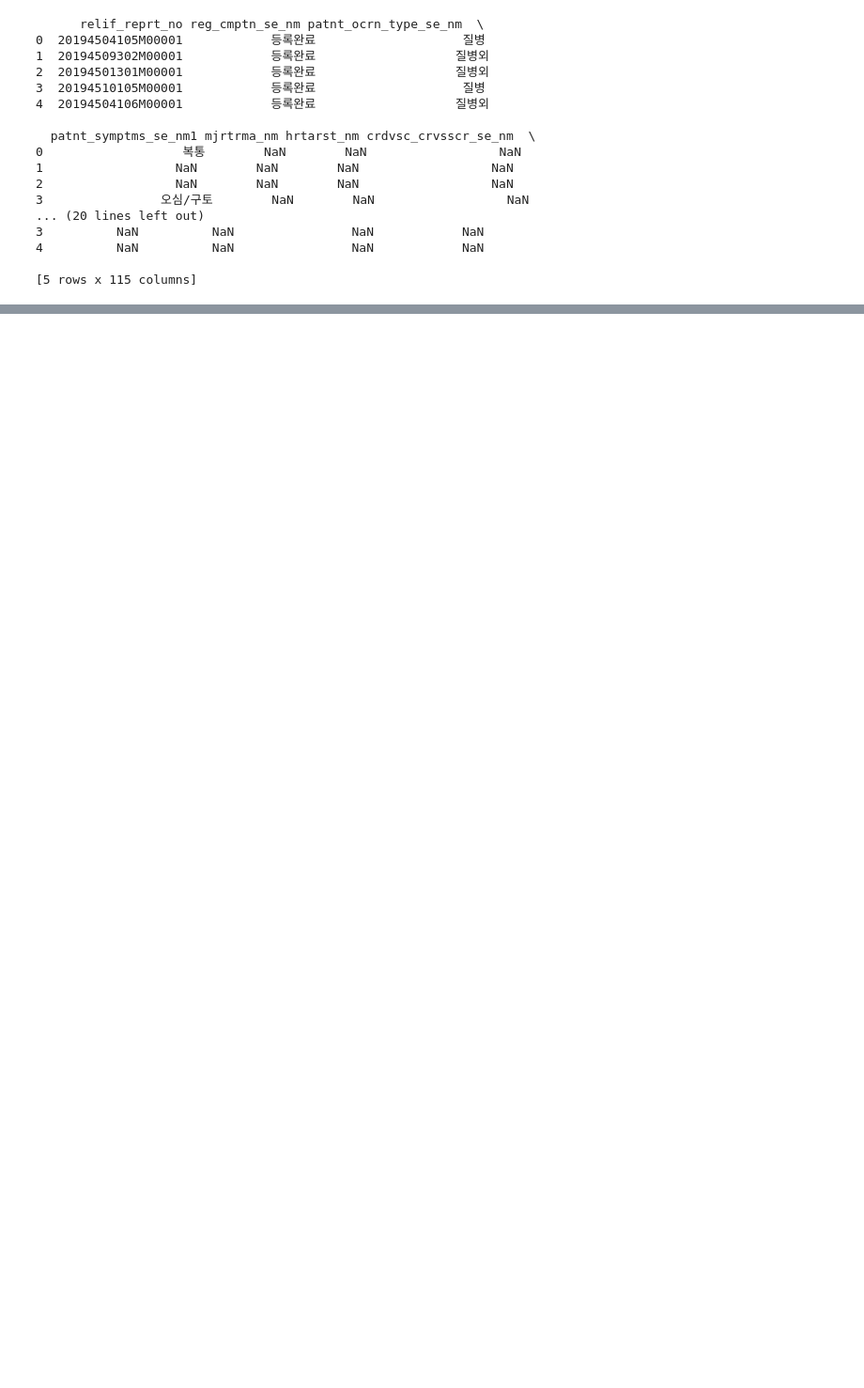
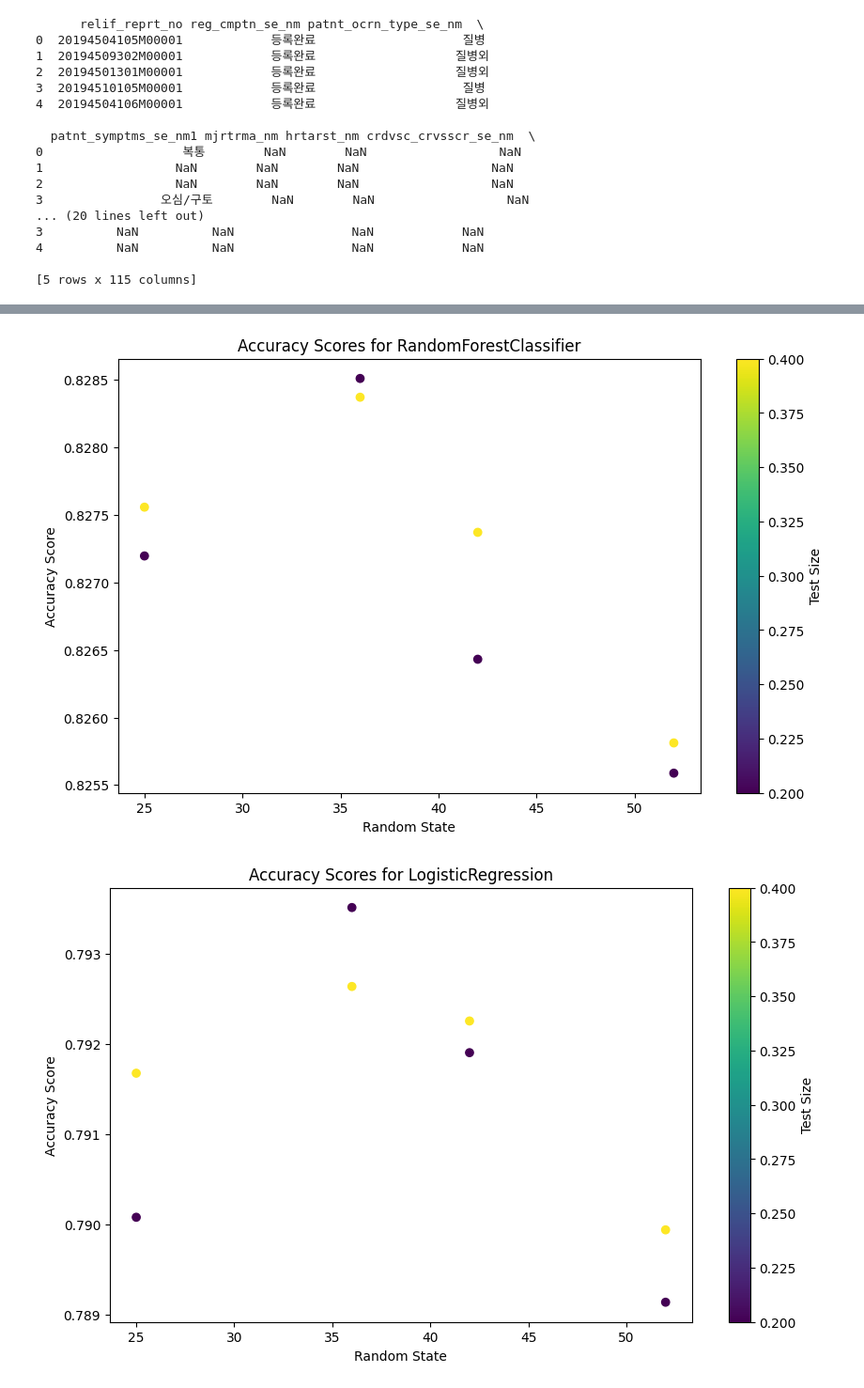
Before and after one commit to HectorSin/TIL, a Jupyter notebook: ml_basic/Project/code_read.ipynb, the cells around one changed output, grey strips where cells are left out. Shown at 94% size. Saved outputs shown, nothing was run; the diff lists cells and outputs as text; code cells hidden in the pictures; blank space fills up the shorter version.

```diff
--- a/ml_basic/Project/code_read.ipynb
+++ b/ml_basic/Project/code_read.ipynb
@@ -1,8 +3,8 @@
 # %%
 import pandas as pd
 
-df = pd.read_csv('data/구급활동 현황_2019_2020.csv')
-print(df.head())
+data = pd.read_csv('data/구급활동 현황_2019_2020.csv')
+print(data.head())
 # %% [output]
       relif_reprt_no reg_cmptn_se_nm patnt_ocrn_type_se_nm  \
 0  20194504105M00001            등록완료                    질병
@@ -24,2 +44,4 @@ print(df.head())
+# %%
+data.dropna(thresh=len(data)-100000, axis=1, inplace=True)
 # %%
 # find columns with the most missing values
@@ -68,0 +198,19 @@ dtype: int64
+# %%
+select_columns = data[["patnt_ocrn_type_se_nm", "patnt_symptms_se_nm1"]]
+
+test_sizes = [0.2, 0.4]
+random_states = [25, 36, 42, 52]
+
+accuracy_scores_rf = []
+accuracy_scores_lr = []
+test_size_results = []
+random_state_results = []
+
+for test_size in test_sizes:
+    for random_state in random_states:
+        accuracy_rf = RC(test_size, random_state)
+        accuracy_lr = LR(test_size, random_state)
+        accuracy_scores_rf.append(accuracy_rf)
+        accuracy_scores_lr.append(accuracy_lr)
+        test_size_results.append(test_size)
+        random_state_results.append(random_state)
@@ -68,0 +234,23 @@ dtype: int64
+# %%
+import matplotlib.pyplot as plt
+
+# Plotting accuracy scores for RandomForestClassifier
+plt.figure(figsize=(10, 6))
+plt.scatter(random_state_results, accuracy_scores_rf, c=test_size_results, cmap='viridis')
+plt.colorbar(label='Test Size')
+plt.xlabel('Random State')
+plt.ylabel('Accuracy Score')
+plt.title('Accuracy Scores for RandomForestClassifier')
+plt.show()
+
+# Plotting accuracy scores for LogisticRegression
+plt.figure(figsize=(10, 6))
+plt.scatter(random_state_results, accuracy_scores_lr, c=test_size_results, cmap='viridis')
+plt.colorbar(label='Test Size')
+plt.xlabel('Random State')
+plt.ylabel('Accuracy Score')
+plt.title('Accuracy Scores for LogisticRegression')
+plt.show()
+# %% [output]
+[figure, added]
+[figure, added]
```
Also changed, not shown: parts of 10 cells of this notebook, 1 other file.
